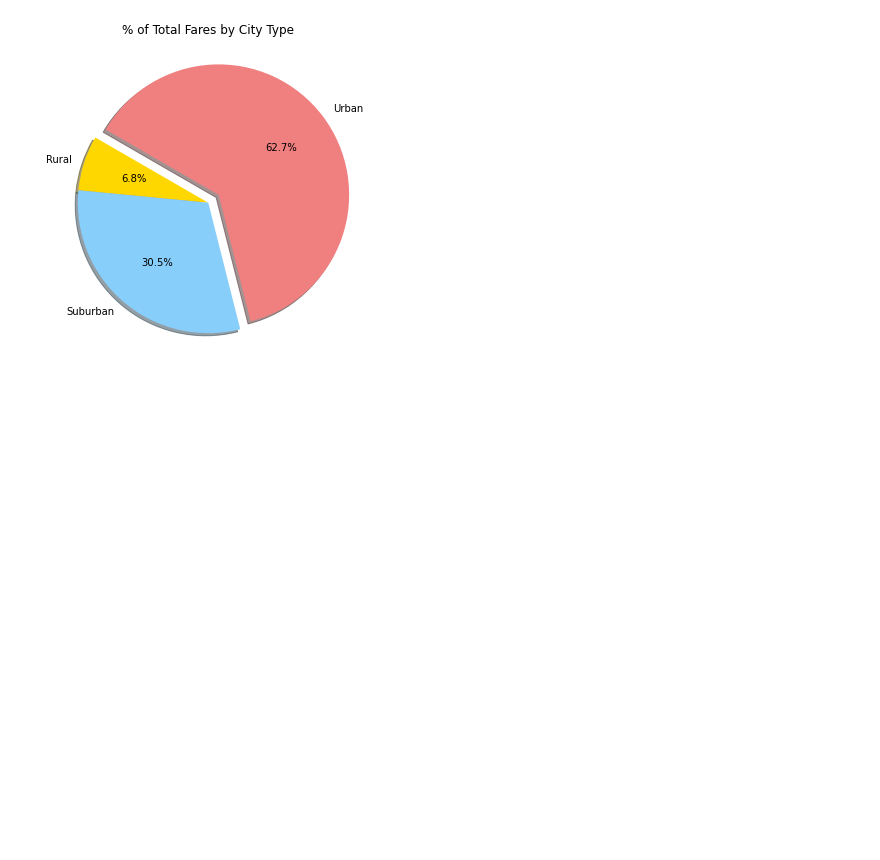
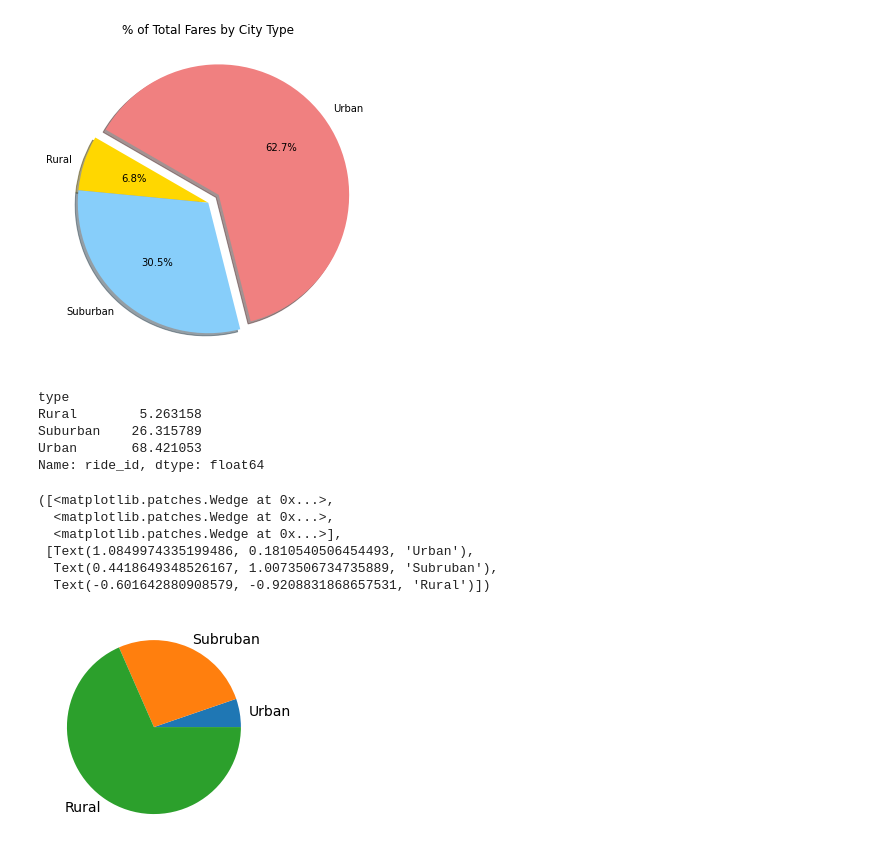
Before and after one commit to CJhair7/PyBer_Analysis, a Jupyter notebook: PyBer.ipynb, the cells around one changed output. Cells and saved outputs as stored; diff of their text form; code cells hidden in the pictures; blank space fills up the shorter version.

Commit message:
adding rides percentage pie chart.

```diff
--- a/PyBer.ipynb
+++ b/PyBer.ipynb
@@ -676,3 +676,23 @@ plt.savefig("analysis/Fig5.png")
 plt.show()
 # %% [output]
 [figure]
+# %%
+# Create Ride percent
+ride_percent = 100* pyber_data_df.groupby(["type"]).count()["ride_id"] / pyber_data_df ["ride_id"].count ()
+ride_percent
+# %% [output]
+type
+Rural        5.263158
+Suburban    26.315789
+Urban       68.421053
+Name: ride_id, dtype: float64
+# %%
+plt.pie(ride_percent, labels= ["Urban", "Subruban", "Rural"])
+# %% [output]
+([<matplotlib.patches.Wedge at 0x...>,
+  <matplotlib.patches.Wedge at 0x...>,
+  <matplotlib.patches.Wedge at 0x...>],
+ [Text(1.0849974335199486, 0.1810540506454493, 'Urban'),
+  Text(0.4418649348526167, 1.0073506734735889, 'Subruban'),
+  Text(-0.601642880908579, -0.9208831868657531, 'Rural')])
+[figure, added]
```
Also changed, not shown: parts of 1 cell of this notebook, 1 other file.
